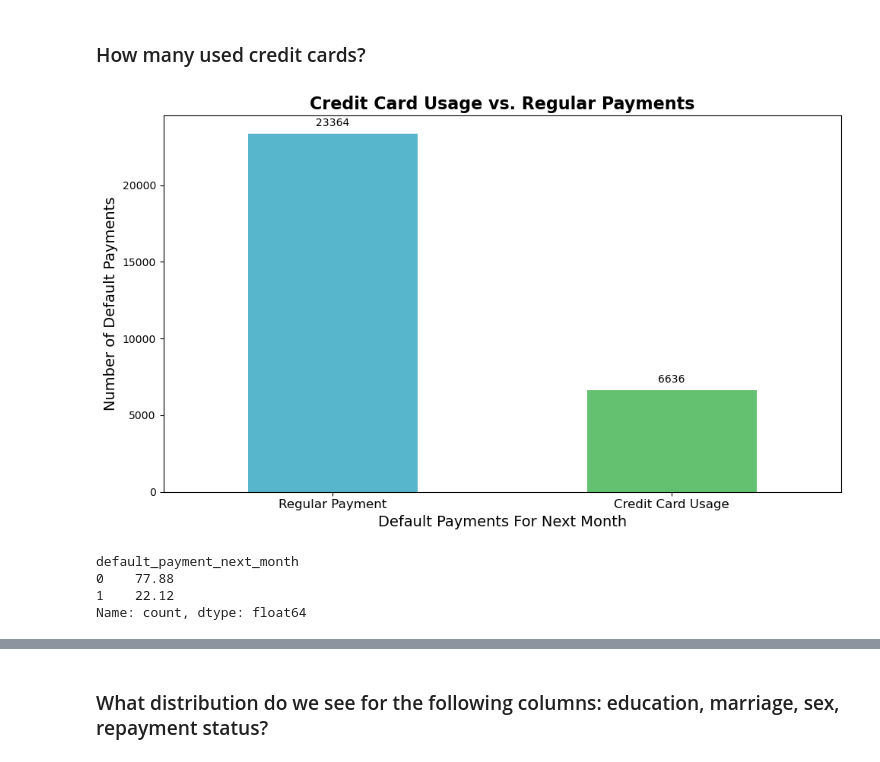
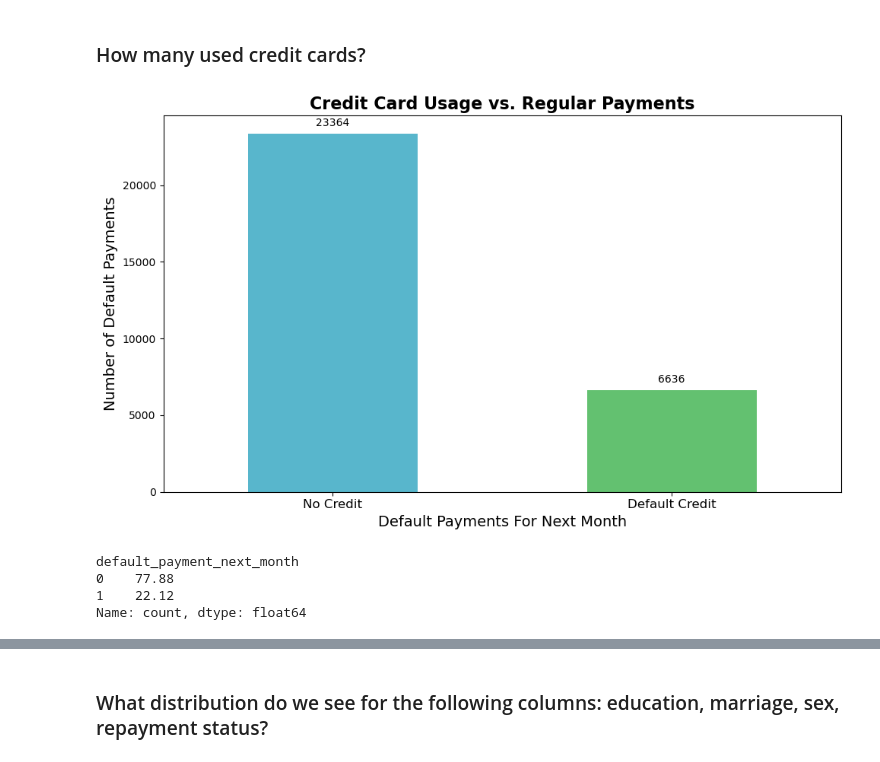
Before and after one commit to ohinson01/SDS-CP014-credit-card-default-pred, a Jupyter notebook: notebooks/olivia-hinson/olivia-credit-card-default-pred.ipynb, the cells around one changed output, grey strips where cells are left out. Cells and saved outputs as stored; diff of their text form; code cells hidden in the pictures.

```diff
--- a/notebooks/olivia-hinson/olivia-credit-card-default-pred.ipynb
+++ b/notebooks/olivia-hinson/olivia-credit-card-default-pred.ipynb
@@ -185,29 +187,29 @@ df
 # %%
 # Count the occurrences of flight delays
 default_counts = df['default_payment_next_month'].value_counts()
 
 # Create a bar chart
 plt.figure(figsize=(10, 6))  # Adjust figure size for better readability
 ax = default_counts.plot(kind='bar', color=['#58B6CC','#63C170'])
 
 # Add text annotations
 for p in ax.patches:
     ax.annotate(str(p.get_height()),
                 (p.get_x() + p.get_width() / 2., p.get_height()),
                 ha='center', va='center',
                 xytext=(0, 10),
                 textcoords='offset points')
 
 plt.xlabel('Default Payments For Next Month', fontsize=14)
 plt.ylabel('Number of Default Payments', fontsize=14)
 plt.title('Credit Card Usage vs. Regular Payments', fontsize=16, fontweight='bold')
-plt.xticks(ticks=[0, 1], rotation=0, labels=['Regular Payment', 'Credit Card Usage'], ha='center', fontsize=12)  # Rotate x-axis labels for better visibility and define labels
+plt.xticks(ticks=[0, 1], rotation=0, labels=['No Credit', 'Default Credit'], ha='center', fontsize=12)  # Rotate x-axis labels for better visibility and define labels
 plt.tight_layout()  # Adjust layout to prevent labels from overlapping
 plt.show()
 
 print((df['default_payment_next_month'].value_counts()/df.shape[0]) * 100)
 # %% [output]
-[figure, old version]
+[figure, new version]
 default_payment_next_month
 0    77.88
 1    22.12
```
Also changed, not shown: parts of 14 cells of this notebook.
